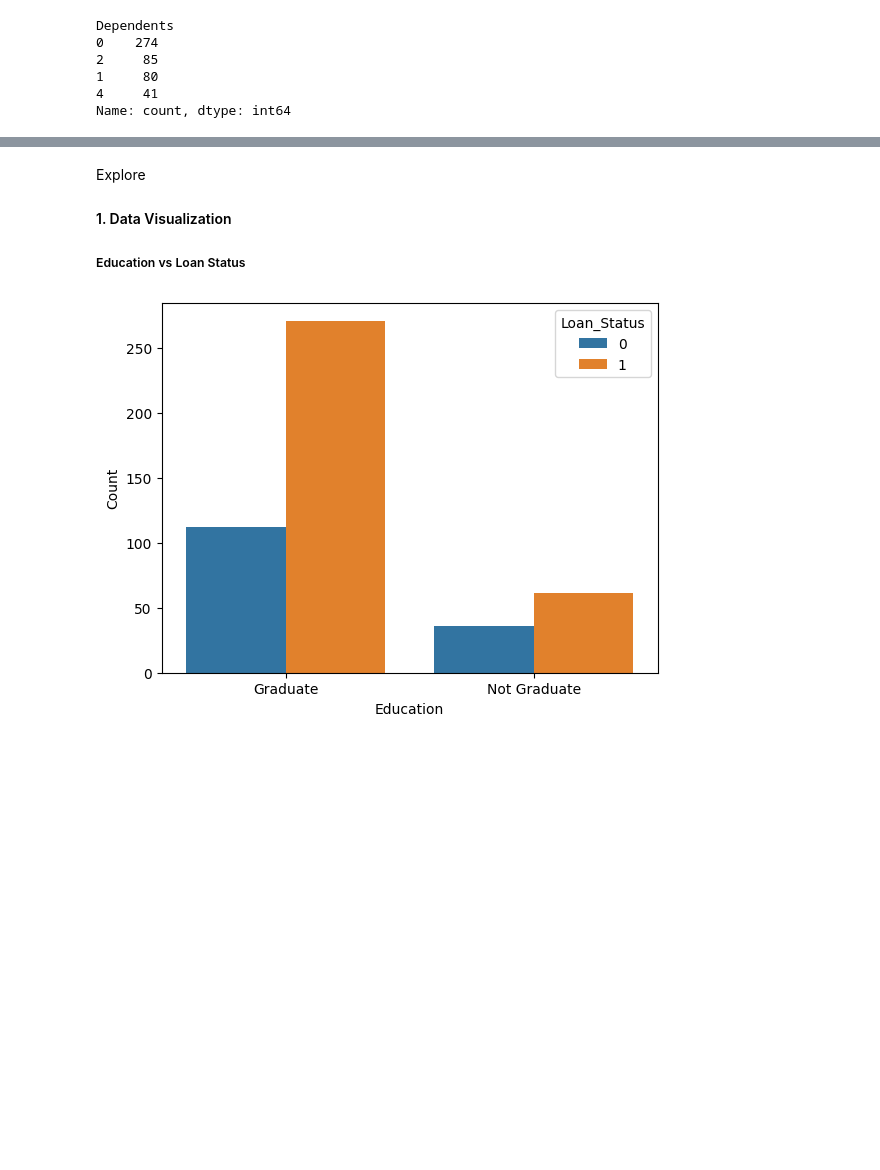
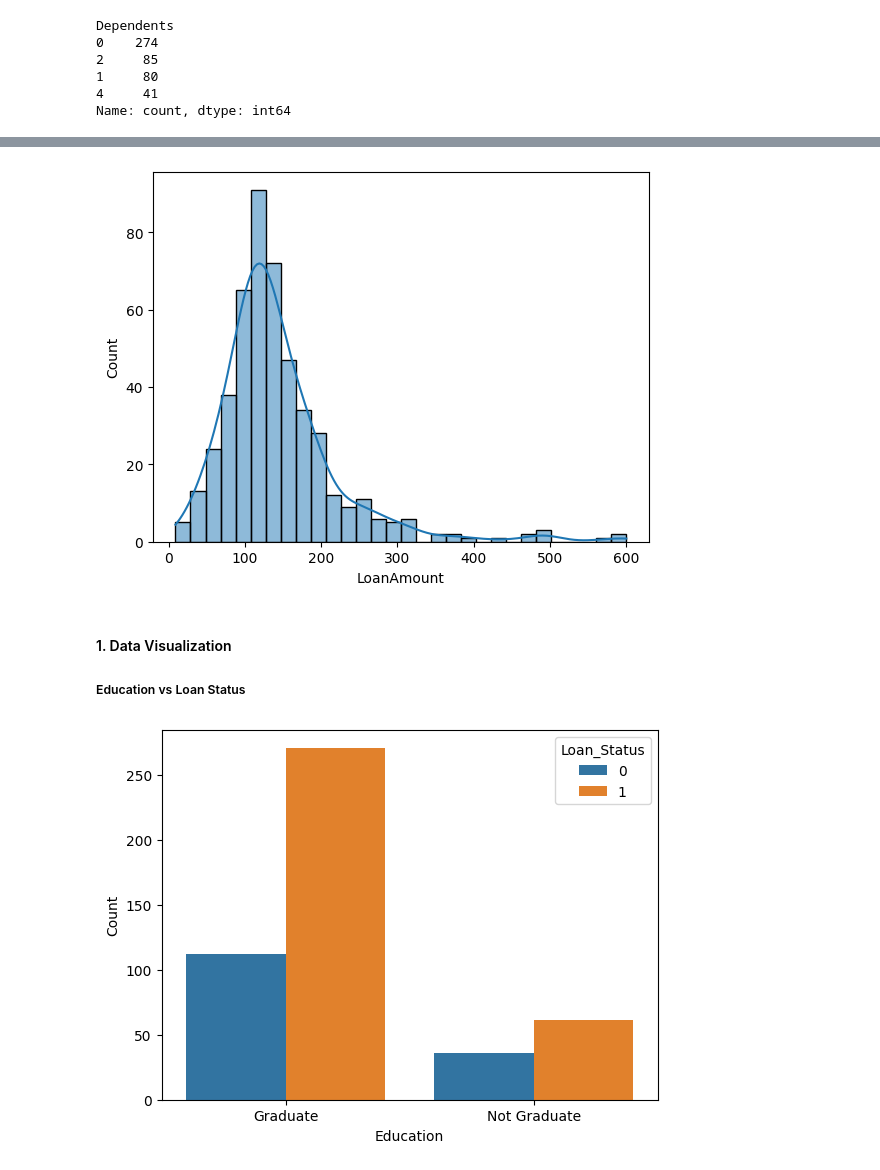
Before and after one commit to vin-olot/Projects, a Jupyter notebook: Loan Status Prediction.ipynb, the cells around one changed output, grey strips where cells are left out. Saved outputs shown, nothing was run; the diff lists cells and outputs as text; code cells hidden in the pictures; blank space fills up the shorter version.

```diff
--- a/Loan Status Prediction.ipynb
+++ b/Loan Status Prediction.ipynb
@@ -127,5 +160,9 @@ Name: count, dtype: int64
+# %%
+sns.histplot(df["LoanAmount"], bins=30, kde=True)
+plt.show();
+# %% [output]
+[figure, added]
 # %% [markdown]
-Explore
 #### 1. Data Visualization
    ##### Education vs Loan Status
 # %%
```
Also changed, not shown: parts of 5 cells of this notebook.
